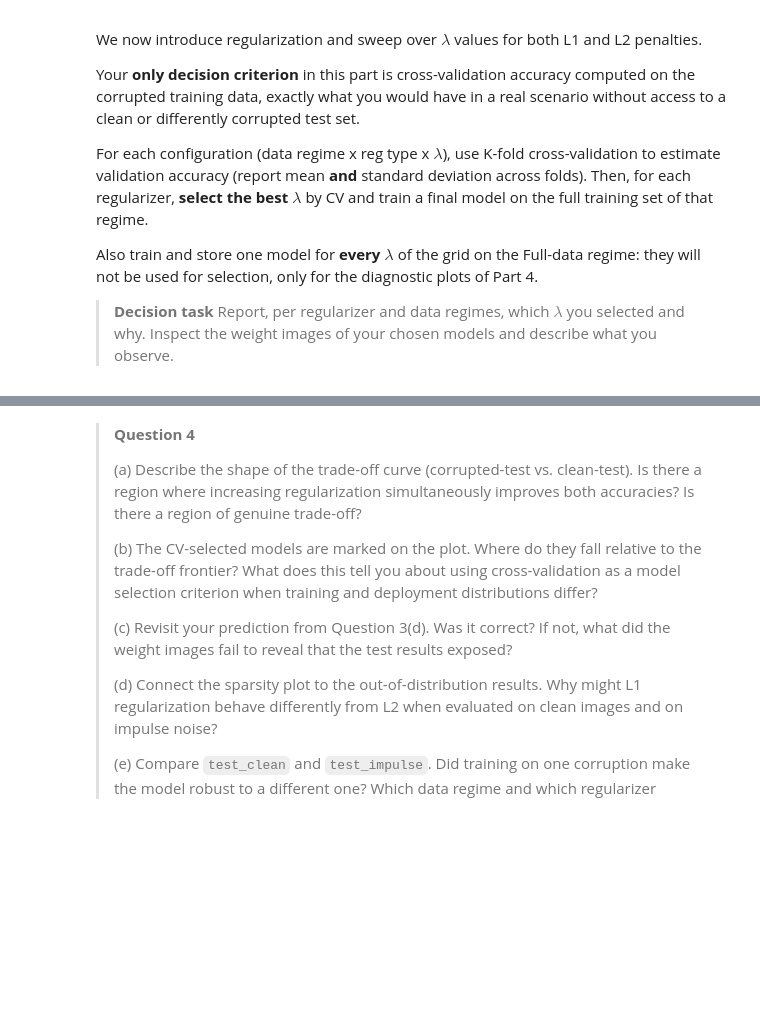
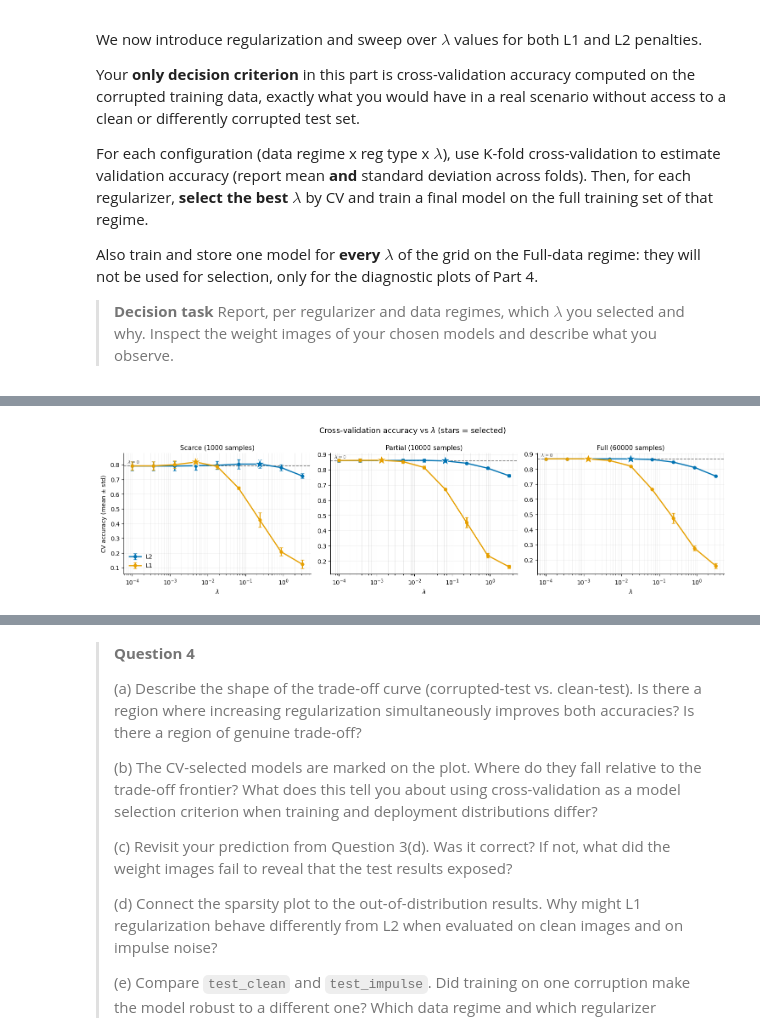
Before and after one commit to cazarimh/machine-learning, a Jupyter notebook: assignment-2/mc886_2s2026_assignment_2.ipynb, the cells around one changed output, grey strips where cells are left out. Cells and saved outputs as stored; diff of their text form; code cells hidden in the pictures; blank space fills up the shorter version.

```diff
--- a/assignment-2/mc886_2s2026_assignment_2.ipynb
+++ b/assignment-2/mc886_2s2026_assignment_2.ipynb
@@ -445,12 +473,0 @@ plot_weights(partial_weights, "Weights learned by Partial Model")
-# %%
-full_model = LinearModel()
-X = torch.from_numpy(scaled_data_regimes['Full'][0]).float()
-y = torch.from_numpy(scaled_data_regimes['Full'][1])
-
-full_loss = train(full_model, X, y, n_iter=100)
-
-unregularized_models['Full'] = (full_model, full_loss)
-
-full_weights = full_model.linear.weight.detach().numpy()
-
-plot_weights(full_weights, "Weights learned by Full Model")
@@ -517 +706,45 @@ Until now, all decisions, dataset size analysis, regularization selection, were
+# %%
+penalty_colors = {"L2": "#0072B2", "L1": "#E69F00"}
+
+fig, axs = plt.subplots(1, len(data_regimes), figsize=(5 * len(data_regimes), 4.2))
+
+for ax, name in zip(axs, data_regimes):
+	sub = cv_results[cv_results["regime"] == name]
+
+	baseline = sub[sub["lambda"] == 0.0]["cv_mean"].iloc[0]
+	ax.axhline(baseline, color="0.45", linestyle="--", linewidth=1.2)
+	ax.annotate(
+		"$\\lambda = 0$", xy=(0.02, baseline), xycoords=("axes fraction", "data"),
+		xytext=(0, 4), textcoords="offset points", color="0.35", fontsize=8,
+	)
+
+	for penalty in penalties:
+		curve = sub[(sub["penalty"] == penalty) & (sub["lambda"] > 0)].sort_values("lambda")
+		ax.errorbar(
+			curve["lambda"], curve["cv_mean"], yerr=curve["cv_std"],
+			color=penalty_colors[penalty], linewidth=2, marker="o", markersize=5,
+			capsize=3, label=penalty,
+		)
+
+		chosen = best_rows.loc[(name, penalty)]
+		if chosen["lambda"] > 0:
+			ax.plot(
+				chosen["lambda"], chosen["cv_mean"], marker="*", markersize=18,
+				color=penalty_colors[penalty], markeredgecolor="white",
+				markeredgewidth=1.2, linestyle="none", zorder=5,
+			)
+
+	ax.set_xscale("log")
+	ax.set_xlabel("$\\lambda$")
+	ax.set_title(f"{name} ({len(data_regimes[name][1])} samples)", fontsize=11)
+	ax.grid(True, which="both", linewidth=0.4, alpha=0.4)
+	ax.spines[["top", "right"]].set_visible(False)
+
+axs[0].set_ylabel("CV accuracy (mean $\\pm$ std)")
+axs[0].legend(frameon=False)
+fig.suptitle("Cross-validation accuracy vs $\\lambda$ (stars = selected)", fontsize=13)
+plt.tight_layout()
+plt.show()
+# %% [output]
+[figure, added]
 # %%
```
Also changed, not shown: parts of 25 cells of this notebook.
